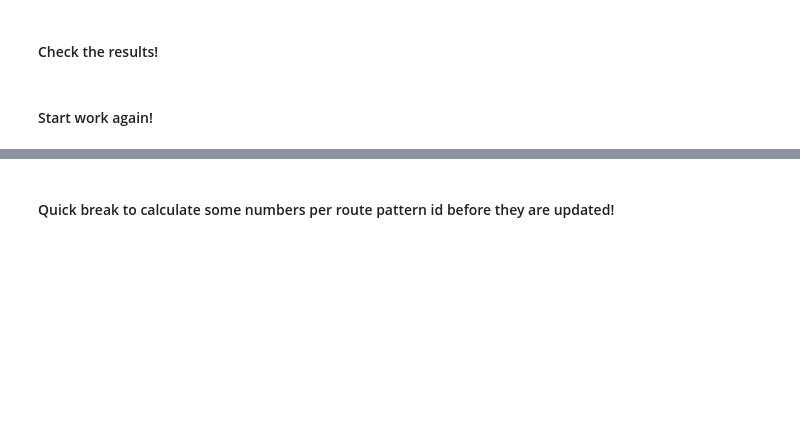
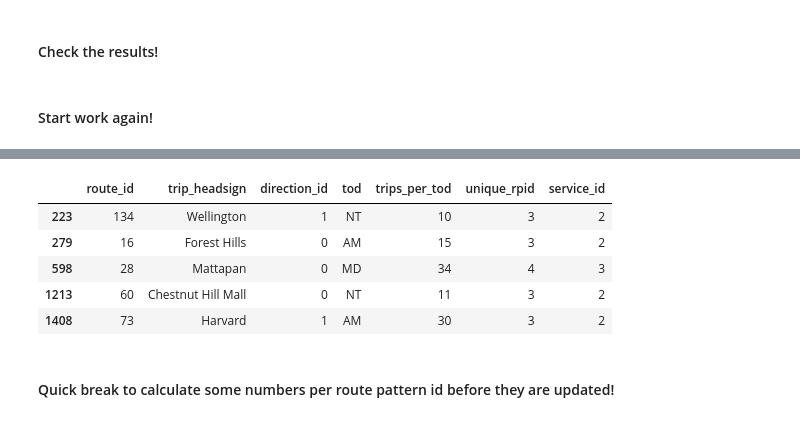
Before and after one commit to mmatkinson7/gtfs_transcad_prep, a Jupyter notebook: gtfs_consolidation_tod.ipynb, the cells around one changed output, grey strips where cells are left out. Cells and saved outputs as stored; diff of their text form; code cells hidden in the pictures; blank space fills up the shorter version.

```diff
--- a/gtfs_consolidation_tod.ipynb
+++ b/gtfs_consolidation_tod.ipynb
@@ -133,0 +190,9 @@ tod_rpid
+# %%
+tod_rpid.query('unique_rpid > 2 & service_id >= 2')
+# %% [output]
+|  | route_id | trip_headsign | direction_id | tod | trips_per_tod | unique_rpid | service_id |
+| 223 | 134 | Wellington | 1 | NT | 10 | 3 | 2 |
+| 279 | 16 | Forest Hills | 0 | AM | 15 | 3 | 2 |
+| 598 | 28 | Mattapan | 0 | MD | 34 | 4 | 3 |
+| 1213 | 60 | Chestnut Hill Mall | 0 | NT | 11 | 3 | 2 |
+| 1408 | 73 | Harvard | 1 | AM | 30 | 3 | 2 |
```
Also changed, not shown: parts of 12 cells of this notebook.
